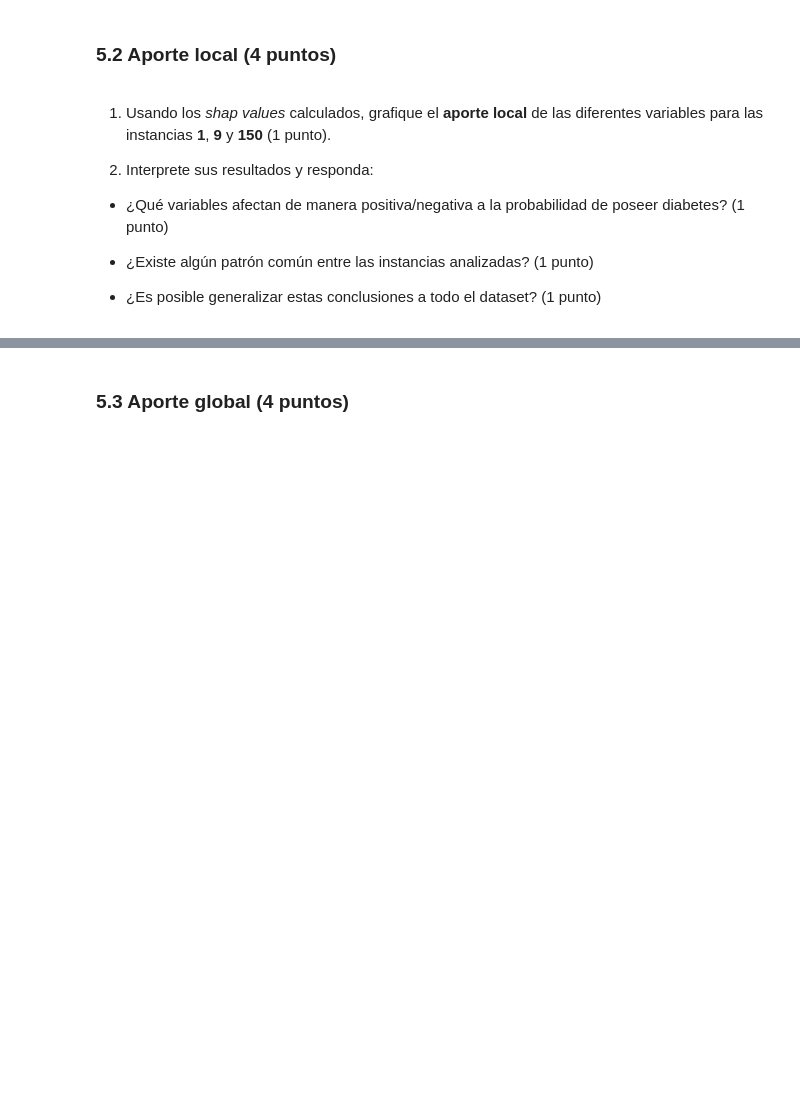
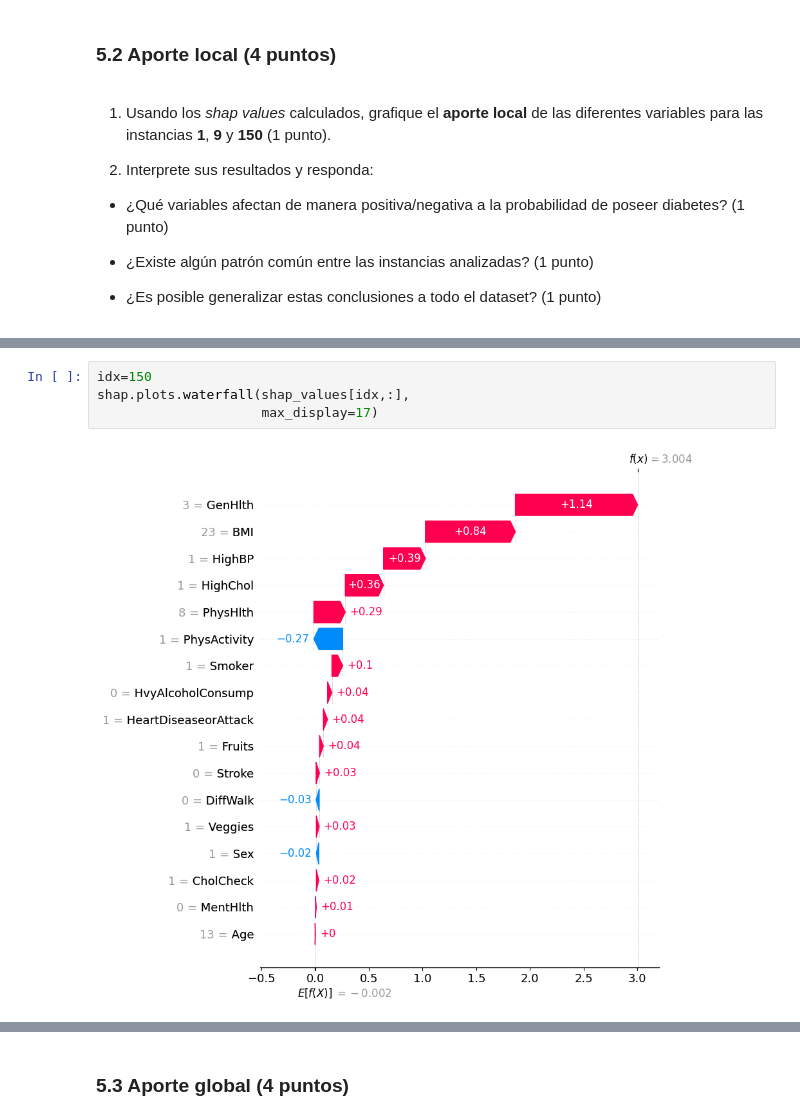
Before and after one commit to Geral37/MDS7202, a Jupyter notebook: Laboratorios/Lab 10 - Interpretabilidad/Lab10.ipynb, the cells around one changed output, grey strips where cells are left out. Saved outputs shown, nothing was run; the diff lists cells and outputs as text; blank space fills up the shorter version.

```diff
--- a/Laboratorios/Lab 10 - Interpretabilidad/Lab10.ipynb
+++ b/Laboratorios/Lab 10 - Interpretabilidad/Lab10.ipynb
@@ -441,0 +477,6 @@ warnings.filterwarnings("ignore", message=".*The 'nopython' keyword.*")
+# %%
+idx=150
+shap.plots.waterfall(shap_values[idx,:],
+                     max_display=17)
+# %% [output]
+[figure, added]
```
Also changed, not shown: parts of 9 cells of this notebook.
